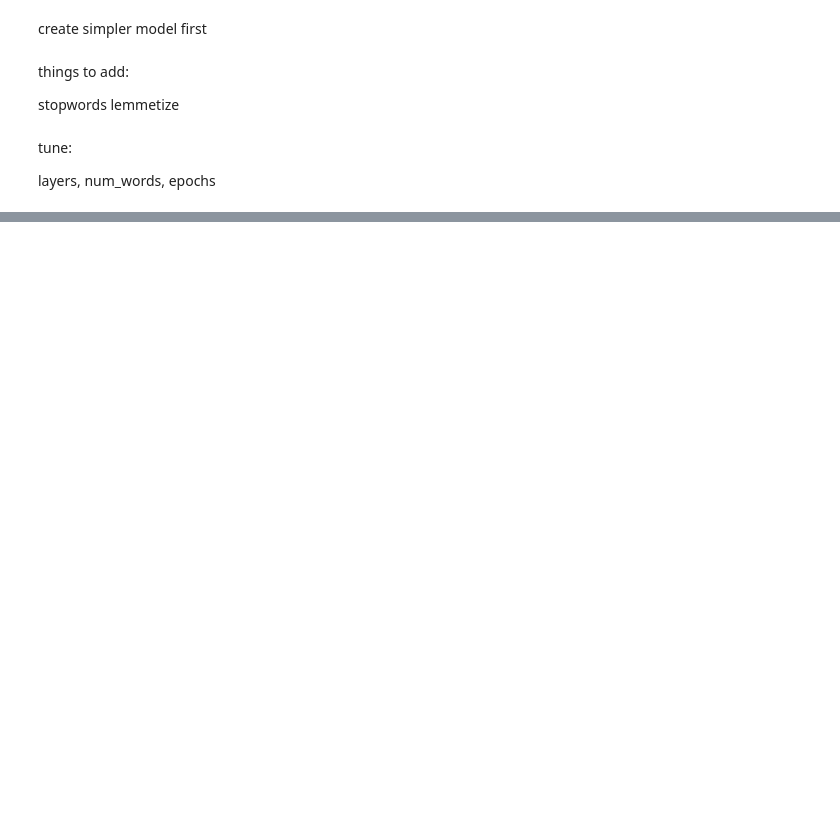
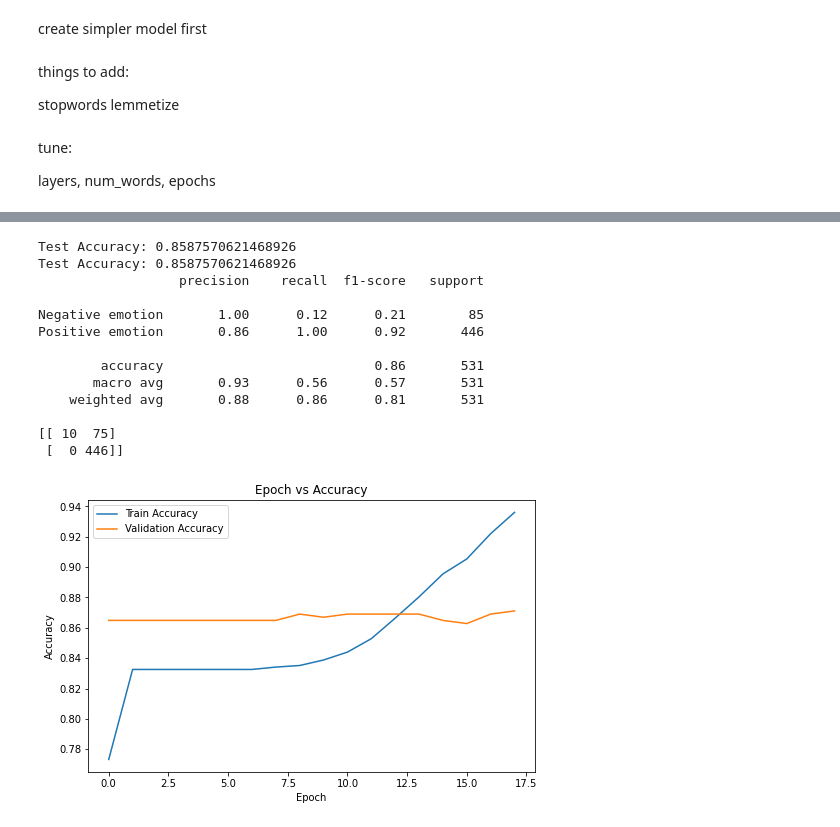
Before and after one commit to MattLeRoi/nlp_product_sentiment_project, a Jupyter notebook: index_pipeline.ipynb, the cells around one changed output, grey strips where cells are left out. Drawn from its saved outputs; the diff is of its cells as text; code cells hidden in the pictures; blank space fills up the shorter version.

```diff
--- a/index_pipeline.ipynb
+++ b/index_pipeline.ipynb
@@ -400,0 +720,17 @@ array([[0., 1., 0., ..., 0., 0., 0.],
+# %%
+run_pipe(X_train,y_train, num_words=500, num_epochs=50, remove_stopwords=True)
+# %% [output]
+Test Accuracy: 0.8587570621468926
+Test Accuracy: 0.8587570621468926
+                  precision    recall  f1-score   support
+
+Negative emotion       1.00      0.12      0.21        85
+Positive emotion       0.86      1.00      0.92       446
+
+        accuracy                           0.86       531
+       macro avg       0.93      0.56      0.57       531
+    weighted avg       0.88      0.86      0.81       531
+
+[[ 10  75]
+ [  0 446]]
+[figure, added]
```
Also changed, not shown: parts of 18 cells of this notebook.
